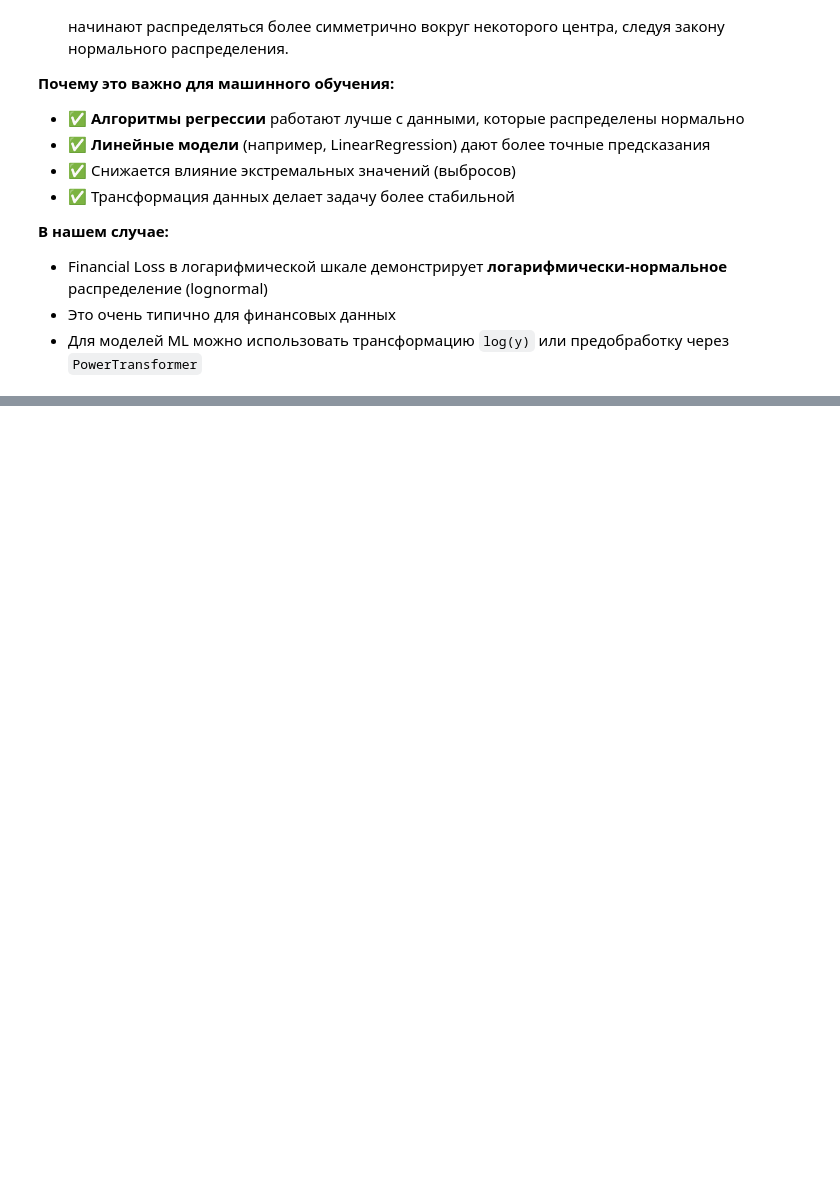
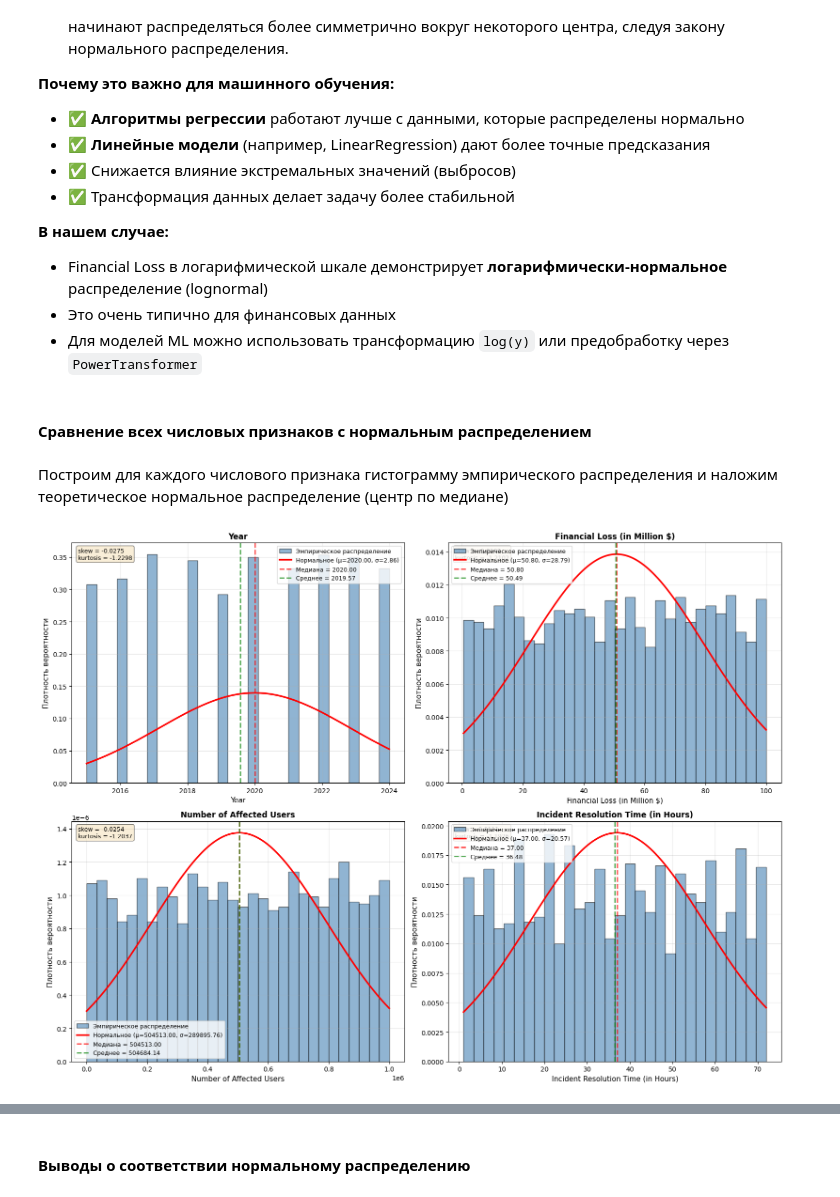
Before and after one commit to 2made1ra/ML_fall25, a Jupyter notebook: lab/first/first.ipynb, the cells around one changed output, grey strips where cells are left out. Saved outputs shown, nothing was run; the diff lists cells and outputs as text; code cells hidden in the pictures; blank space fills up the shorter version.

Commit message:
Анализ числовых признаков, построение графика распределения

```diff
--- a/lab/first/first.ipynb
+++ b/lab/first/first.ipynb
@@ -574,3 +342,78 @@ else:
 - Financial Loss в логарифмической шкале демонстрирует **логарифмически-нормальное** распределение (lognormal)
 - Это очень типично для финансовых данных
 - Для моделей ML можно использовать трансформацию `log(y)` или предобработку через `PowerTransformer`
+# %% [markdown]
+#### Сравнение всех числовых признаков с нормальным распределением
+# %% [markdown]
+Построим для каждого числового признака гистограмму эмпирического распределения и наложим теоретическое нормальное распределение (центр по медиане)
+# %%
+# Сравнение всех числовых признаков с нормальным распределением
+from scipy import stats
+
+fig, axes = plt.subplots(2, 2, figsize=(16, 12))
+axes = axes.flatten()
+
+for idx, col_name in enumerate(num_columns):
+    data = df[col_name].values
+    mean_val = data.mean()
+    std_val = data.std()
+    median_val = np.median(data)
+
+    # Гистограмма эмпирического распределения
+    axes[idx].hist(data, bins=30, density=True, alpha=0.6, color='steelblue',
+                   edgecolor='black', label='Эмпирическое распределение')
+
+    # Теоретическое нормальное распределение (центр по медиане)
+    x = np.linspace(data.min(), data.max(), 1000)
+    normal_dist = stats.norm.pdf(x, loc=median_val, scale=std_val)
+    axes[idx].plot(x, normal_dist, 'r-', linewidth=2.5,
+                   label=f'Нормальное (μ={median_val:.2f}, σ={std_val:.2f})')
+
+    # Вертикальная линия медианы
+    axes[idx].axvline(median_val, color='red', linestyle='--', linewidth=2,
+                      alpha=0.7, label=f'Медиана = {median_val:.2f}')
+
+    # Вертикальная линия среднего
+    axes[idx].axvline(mean_val, color='green', linestyle='--', linewidth=2,
+                      alpha=0.7, label=f'Среднее = {mean_val:.2f}')
+
+    axes[idx].set_xlabel(col_name, fontsize=11)
+    axes[idx].set_ylabel('Плотность вероятности', fontsize=11)
+    axes[idx].set_title(col_name, fontsize=12, fontweight='bold')
+    axes[idx].legend(fontsize=9)
+    axes[idx].grid(True, alpha=0.3)
+
+    # Добавим информацию о skewness и kurtosis
+    skew_val = stats.skew(data)
+    kurt_val = stats.kurtosis(data)
+    axes[idx].text(0.02, 0.98, f'skew = {skew_val:.4f}\nkurtosis = {kurt_val:.4f}',
+                    transform=axes[idx].transAxes,
+                    verticalalignment='top',
+                    bbox=dict(boxstyle='round', facecolor='wheat', alpha=0.5),
+                    fontsize=9)
+
+plt.tight_layout()
+plt.show()
+
+print("=== Интерпретация нормальных распределений ===\n")
+for col_name in num_columns:
+    data = df[col_name].values
+    mean_val = data.mean()
+    median_val = np.median(data)
+    std_val = data.std()
+    skew_val = stats.skew(data)
+
+    print(f"{col_name}:")
+    print(f"  Медиана (центр) = {median_val:.2f}")
+    print(f"  Среднее = {mean_val:.2f}")
+    print(f"  Среднеквадратичное отклонение = {std_val:.2f}")
+    print(f"  Асимметрия (skew) = {skew_val:.4f}")
+
+    if abs(mean_val - median_val) < std_val * 0.1:
+        print(f"  ✓ Среднее ≈ Медиана: симметричное распределение")
+    else:
+        print(f"  ✓ Среднее ≠ Медиана: {abs(mean_val - median_val):.2f} разницы")
+
+    print()
+# %% [output]
+[figure, added]
@@ -576,0 +437,2 @@ else:
+# %% [markdown]
+#### Выводы о соответствии нормальному распределению
```
Also changed, not shown: parts of 14 cells of this notebook.
